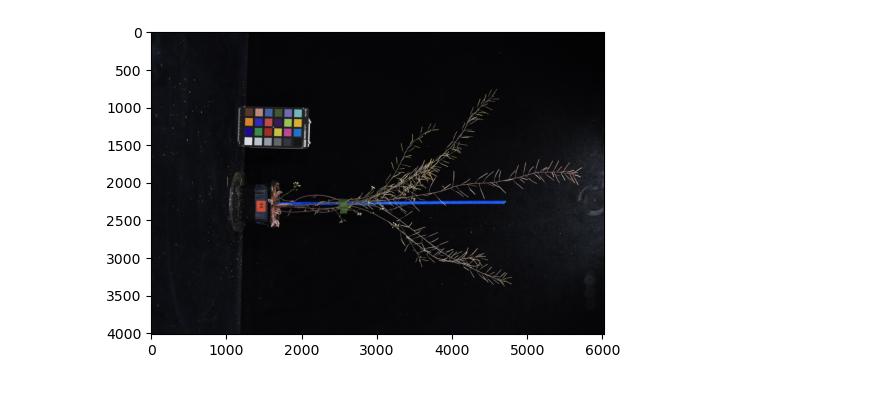
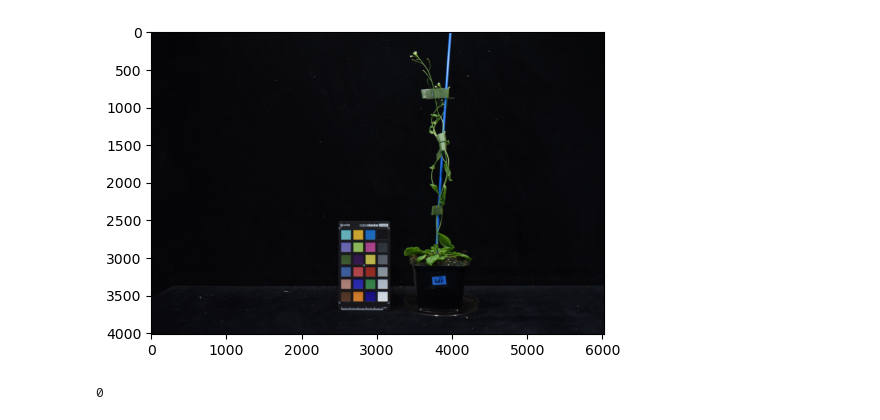
Before and after one commit to leonardblaschek/plantcv, a Jupyter notebook: plantcv_vis.ipynb, the cells around one changed output. Saved outputs shown, nothing was run; the diff lists cells and outputs as text; code cells hidden in the pictures.

```diff
--- a/plantcv_vis.ipynb
+++ b/plantcv_vis.ipynb
@@ -12,12 +12,12 @@ pcv.params.debug = 'plot'                     # Plot debug images to the noteboo
 # %%
 # cell 2
 ### Main pipeline
 
 # Read target image
-img_file = '/home/leonard/Documents/Uni/PhD/Phenotyping/2020-09_lac_mutants/front/renamed/20201109_34.jpg'
+img_file = '/data/PhD/Phenotyping/2021-07_Emma/Side/29_8.JPG'
 img, path, filename = pcv.readimage(filename = img_file, mode = "rgb")
 # %% [output]
-[figure, old version]
+[figure, new version]
 # %%
 %%capture
 # cell 3
@@ -30,4 +34,8 @@ if int(start[1]) < 1500:
 img_mask = pcv.transform.create_color_card_mask(rgb_img = img, radius = 10, start_coord = start, spacing = space, ncols = 4, nrows = 6)
+# %%
+rotated
+# %% [output]
+0
 # %%
 # cell 4
 # write the spacing of the colour card to file as size marker
```
Also changed, not shown: parts of 9 cells of this notebook, 1 other file.
